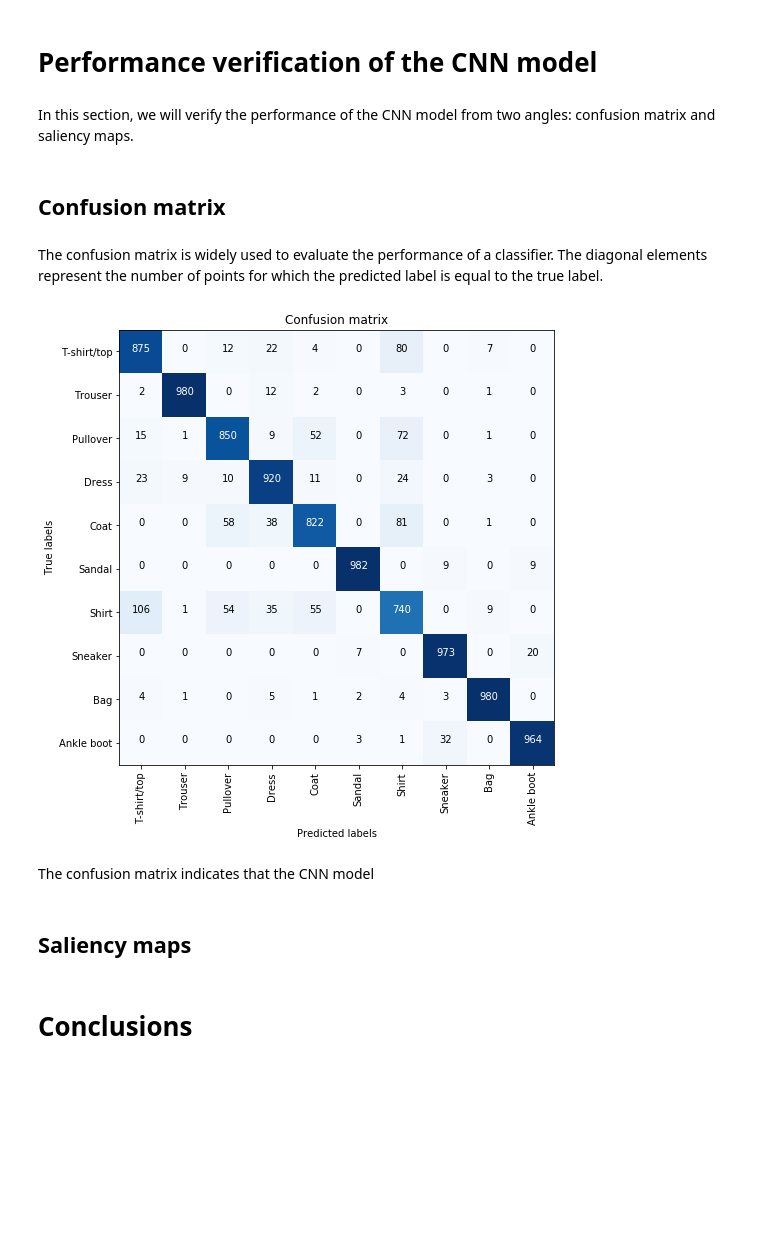
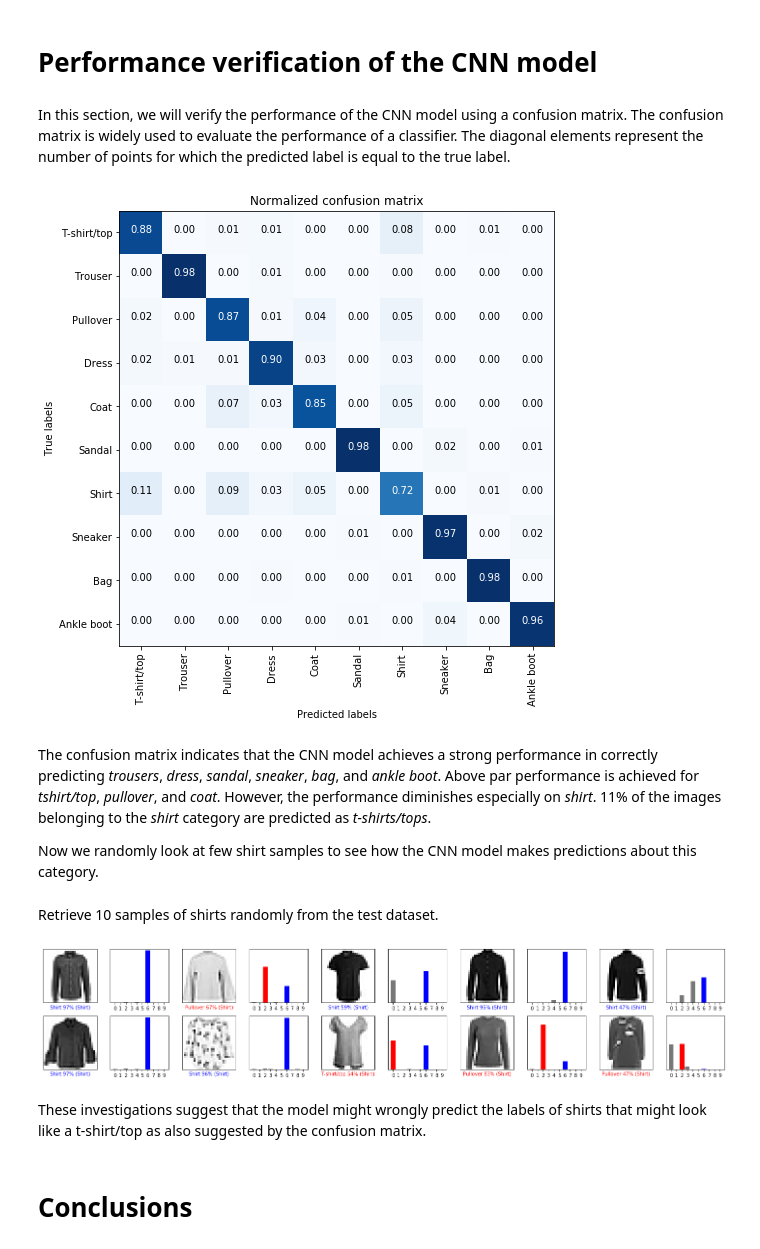
Before and after one commit to salilrsharma/My-Data-Science-Portfolio, a Jupyter notebook: Fasion-MNIST image classification.ipynb, the cells around one changed output. Drawn from its saved outputs; the diff is of its cells as text; code cells hidden in the pictures; blank space fills up the shorter version.

Commit message:
Added model investigations!

```diff
--- a/Fasion-MNIST image classification.ipynb
+++ b/Fasion-MNIST image classification.ipynb
@@ -342,49 +342,43 @@ Test accuracy: 0.9085999727249146
 # %% [markdown]
 # Performance verification of the CNN model
-# %% [markdown]
-In this section, we will verify the performance of the CNN model from two angles: confusion matrix and saliency maps.
-# %% [markdown]
-## Confusion matrix
 # %% [markdown]
-The confusion matrix is widely used to evaluate the performance of a classifier. The diagonal elements represent the number of points for which the predicted label is equal to the true label.
+In this section, we will verify the performance of the CNN model using a confusion matrix. The confusion matrix is widely used to evaluate the performance of a classifier. The diagonal elements represent the number of points for which the predicted label is equal to the true label.
 # %%
 #Load the CNN model
 loaded_model = tf.keras.models.load_model('model_CNN.h5')
 # %%
-y_pred=loaded_model(x_test)
+y_pred=loaded_model.predict(x_test)
 y_pred_lbls=np.argmax(y_pred,-1)
 # %%
 from sklearn.metrics import confusion_matrix
 import itertools
 
-def plot_confusion_matrix(cm, class_, title='Confusion matrix', cmap=plt.cm.Blues):
+def plot_confusion_matrix(cm, class_, title='Normalized confusion matrix', cmap=plt.cm.Blues):
     """
     This function plots a confusion matrix
     """
     plt.figure(figsize = (8,8))
     plt.imshow(cm, interpolation='nearest', cmap=cmap)
     plt.title(title)
     tick_marks = np.arange(len(class_))
     plt.xticks(tick_marks, class_, rotation=90)
     plt.yticks(tick_marks, class_)
 
-    fmt = 'd'
+    fmt = '.2f'
     thresh = cm.max() / 2.
     for i, j in itertools.product(range(cm.shape[0]), range(cm.shape[1])):
         plt.text(j, i, format(cm[i,j], fmt),
                  horizontalalignment="center",
                  color="white" if cm[i, j] > thresh else "black")
 
     plt.ylabel('True labels')
     plt.xlabel('Predicted labels')
     plt.show()
 
-predictions = model.predict(x_test, verbose=0)
-predictions = np.argmax(predictions, axis=1)
-plot_confusion_matrix(confusion_matrix(y_test, y_pred_lbls), list(labelNames))
+plot_confusion_matrix(confusion_matrix(y_test, y_pred_lbls, normalize='true'), list(labelNames))
 # %% [output]
-[figure, old version]
+[figure, new version]
-# %% [markdown]
-The confusion matrix indicates that the CNN model
-# %% [markdown]
-## Saliency maps
+# %% [markdown]
+The confusion matrix indicates that the CNN model achieves a strong performance in correctly predicting *trousers*, *dress*, *sandal*, *sneaker*, *bag*, and *ankle boot*. Above par performance is achieved for *tshirt/top*, *pullover*, and *coat*. However, the performance diminishes especially on *shirt*. 11% of the images belonging to the *shirt* category are predicted as *t-shirts/tops*.
+
+Now we randomly look at few shirt samples to see how the CNN model makes predictions about this category.
@@ -390,0 +421,2 @@ The confusion matrix indicates that the CNN model
+# %% [markdown]
+Retrieve 10 samples of shirts randomly from the test dataset.
@@ -391,2 +426,21 @@ The confusion matrix indicates that the CNN model
+# %%
+num_rows = 2
+num_cols = 5
+num_images = num_rows*num_cols
+plt.figure(figsize=(2*2*num_cols, 2*num_rows))
+counter = 0
+for item in list_of_shirt:
+    i= item
+    plt.subplot(num_rows, 2*num_cols, 2*counter+1)
+    plot_image(i, predictions[i], y_test, x_test)
+    plt.subplot(num_rows, 2*num_cols, 2*counter+2)
+    plot_value_array(i, predictions[i], y_test)
+    counter = counter + 1
+plt.tight_layout()
+plt.show()
+# %% [output]
+[figure, added]
+# %% [markdown]
+These investigations suggest that the model might wrongly predict the labels of shirts that might look like a t-shirt/top as also suggested by the confusion matrix.
 # %% [markdown]
 # Conclusions
```
Also changed, not shown: parts of 13 cells of this notebook.
